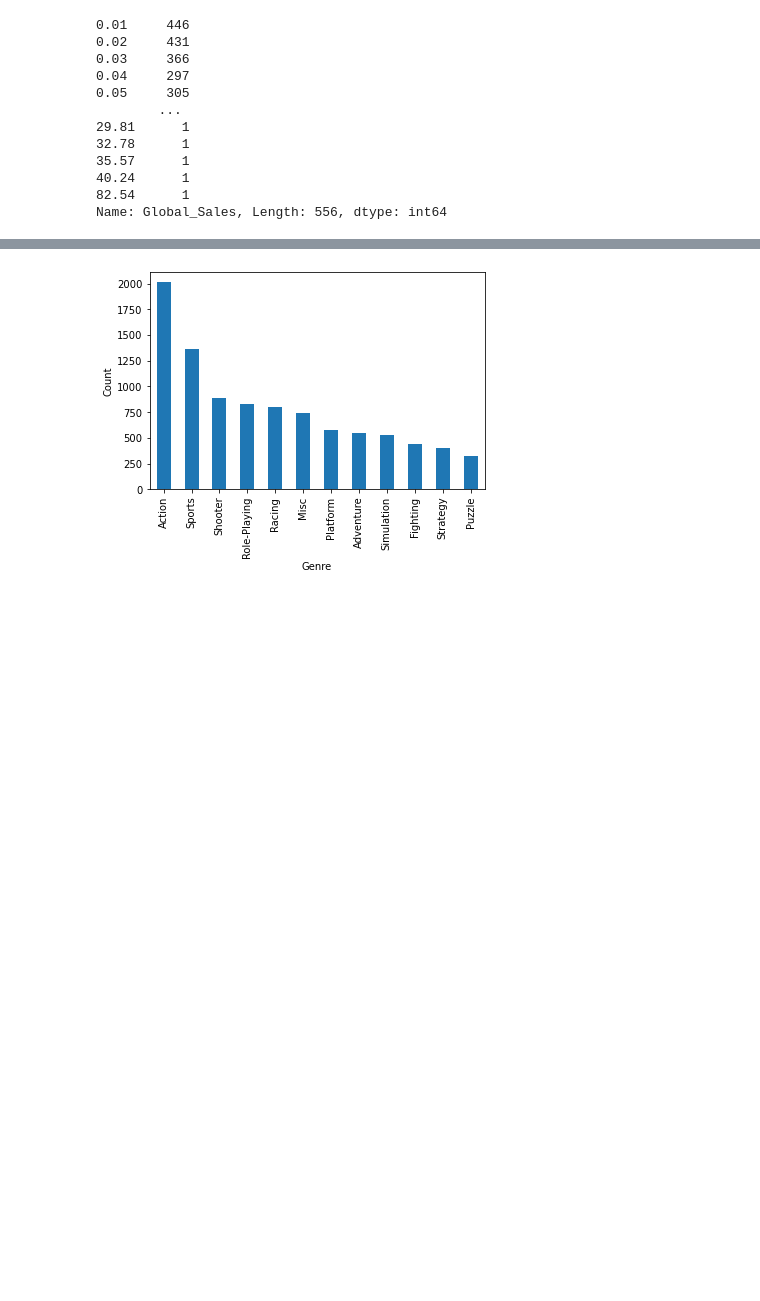
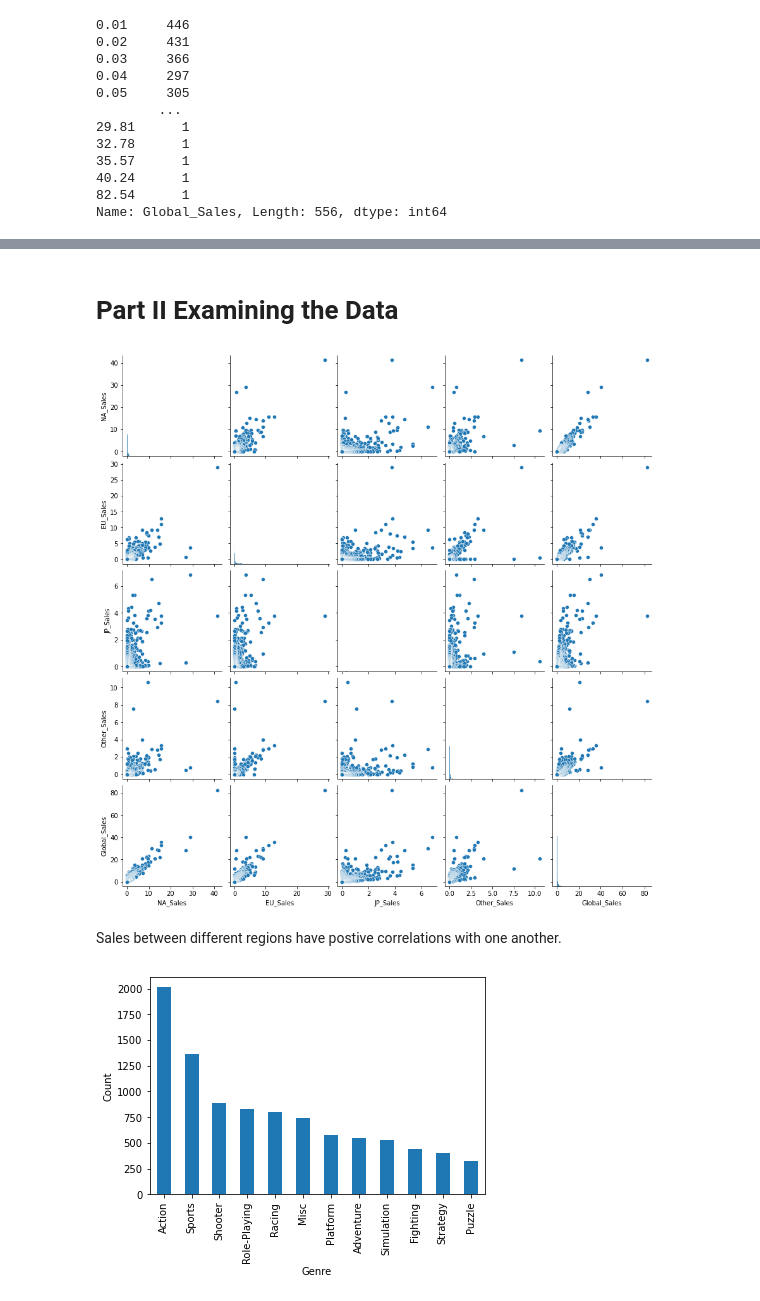
Before and after one commit to annaaful/Springboard, a Jupyter notebook: Capstone 2 Video Games/C2 EDA - Anna Li.ipynb, the cells around one changed output, grey strips where cells are left out. Drawn from its saved outputs; the diff is of its cells as text; code cells hidden in the pictures; blank space fills up the shorter version.

```diff
--- a/Capstone 2 Video Games/C2 EDA - Anna Li.ipynb
+++ b/Capstone 2 Video Games/C2 EDA - Anna Li.ipynb
@@ -167,0 +251,3 @@ Looking at the genre column:
+# %%
+genre_dummies = pd.get_dummies(df['Genre'])
+genre_dummies.head()
@@ -167,0 +261,3 @@ Looking at the genre column:
+# %%
+df = df.merge(genre_dummies, left_index=True, right_index=True)
+df.head()
@@ -168,3 +298,12 @@ Looking at the genre column:
+# %% [markdown]
+# Part II Examining the Data
+# %%
+sns.pairplot(data=df, vars=['NA_Sales', 'EU_Sales', 'JP_Sales', 'Other_Sales', 'Global_Sales'])
+plt.show()
+# %% [output]
+[figure, added]
+# %% [markdown]
+Sales between different regions have postive correlations with one another.
 # %%
 genre_counts = df['Genre'].value_counts()
 _ = genre_counts.plot(kind='bar', xlabel='Genre', ylabel='Count')
```
Also changed, not shown: parts of 47 cells of this notebook.
